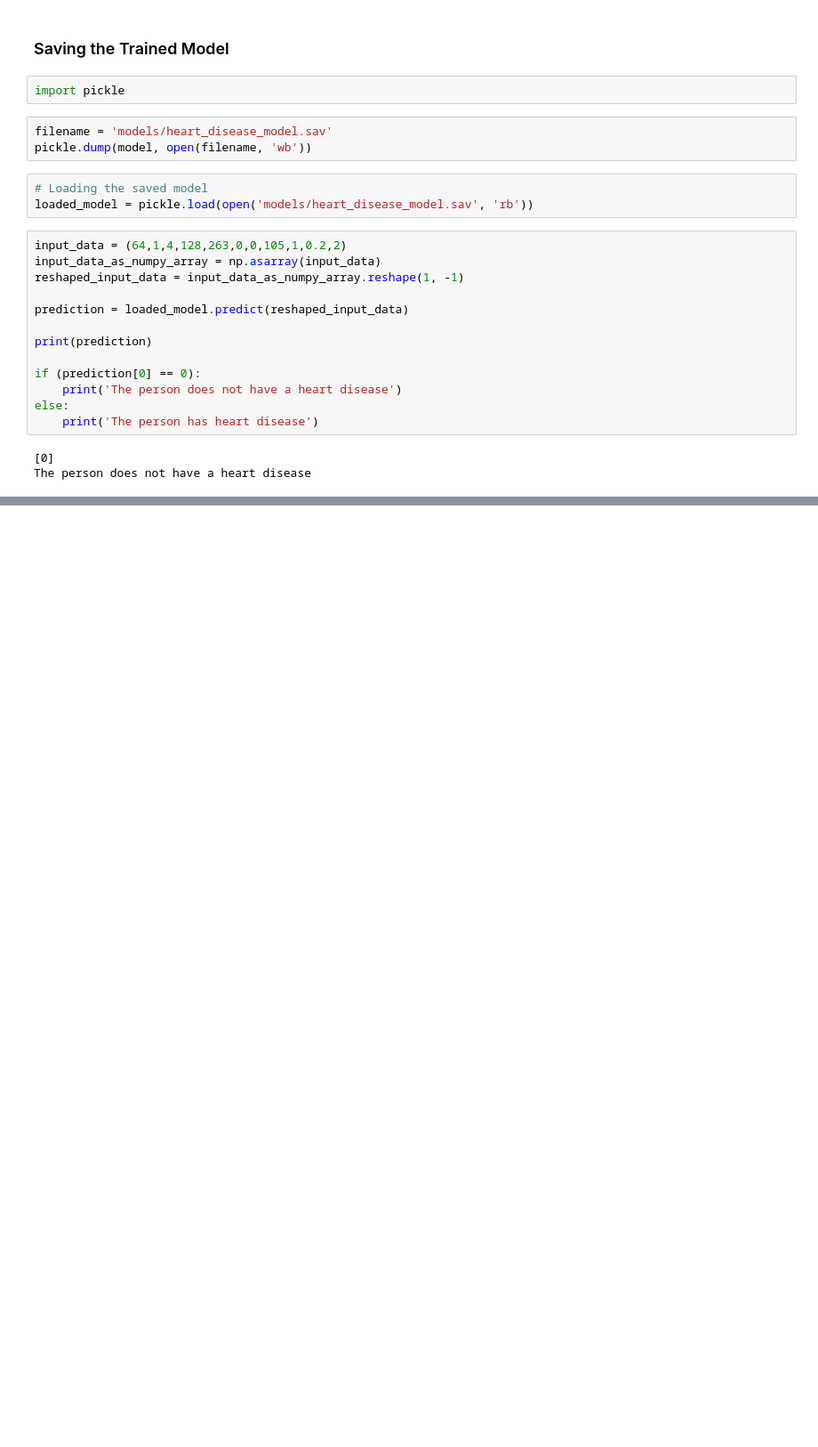
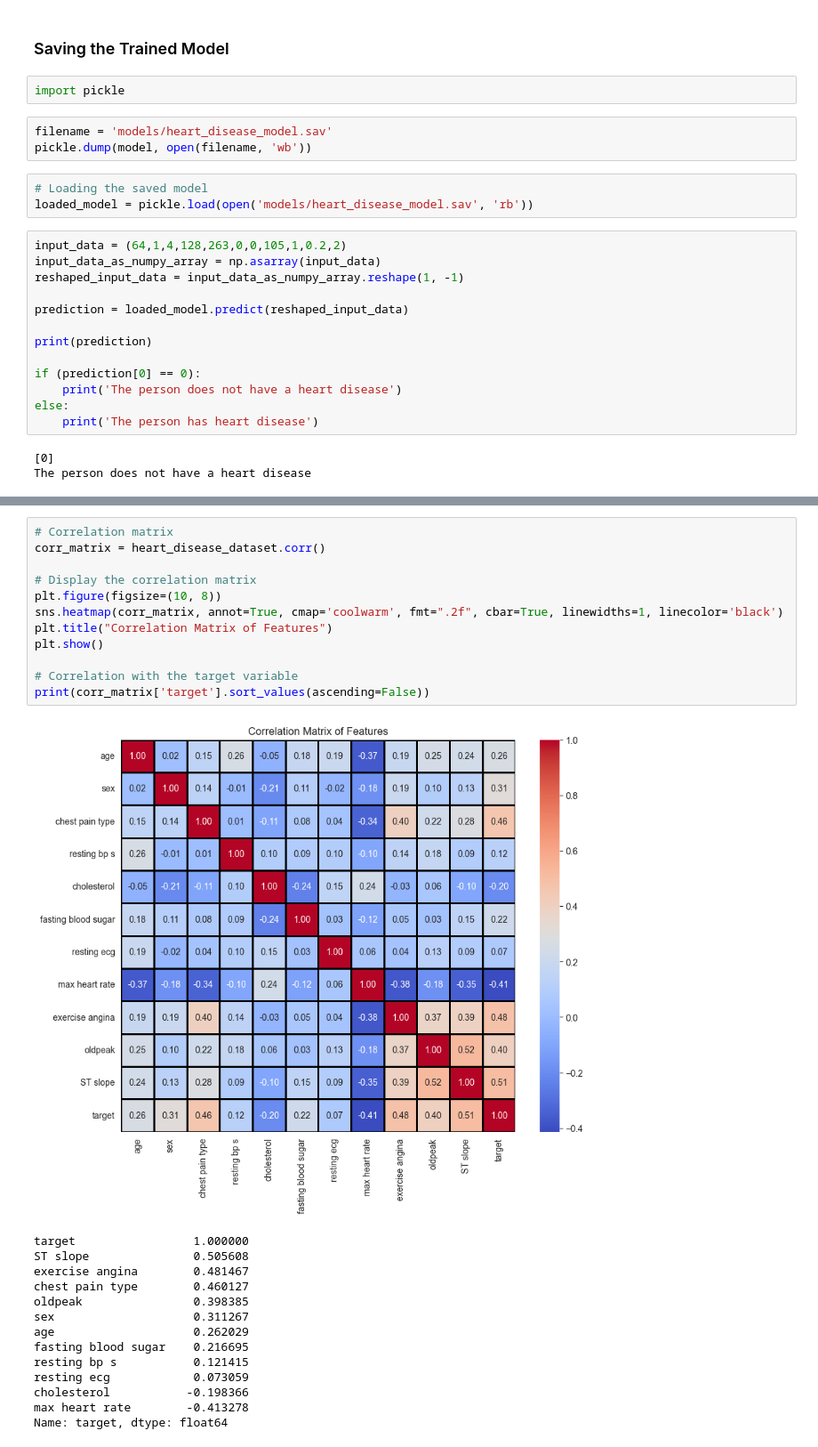
Before and after one commit to tawiahnyt/Heart-Disease-Prediction, a Jupyter notebook: heart_main.ipynb, the cells around one changed output, grey strips where cells are left out. Shown at 89% size. Saved outputs shown, nothing was run; the diff lists cells and outputs as text; blank space fills up the shorter version.

```diff
--- a/heart_main.ipynb
+++ b/heart_main.ipynb
@@ -452,0 +520,27 @@ Name: count, dtype: int64
+# %%
+# Correlation matrix
+corr_matrix = heart_disease_dataset.corr()
+
+# Display the correlation matrix
+plt.figure(figsize=(10, 8))
+sns.heatmap(corr_matrix, annot=True, cmap='coolwarm', fmt=".2f", cbar=True, linewidths=1, linecolor='black')
+plt.title("Correlation Matrix of Features")
+plt.show()
+
+# Correlation with the target variable
+print(corr_matrix['target'].sort_values(ascending=False))
+# %% [output]
+[figure, added]
+target                 1.000000
+ST slope               0.505608
+exercise angina        0.481467
+chest pain type        0.460127
+oldpeak                0.398385
+sex                    0.311267
+age                    0.262029
+fasting blood sugar    0.216695
+resting bp s           0.121415
+resting ecg            0.073059
+cholesterol           -0.198366
+max heart rate        -0.413278
+Name: target, dtype: float64
```
Also changed, not shown: parts of 19 cells of this notebook.
